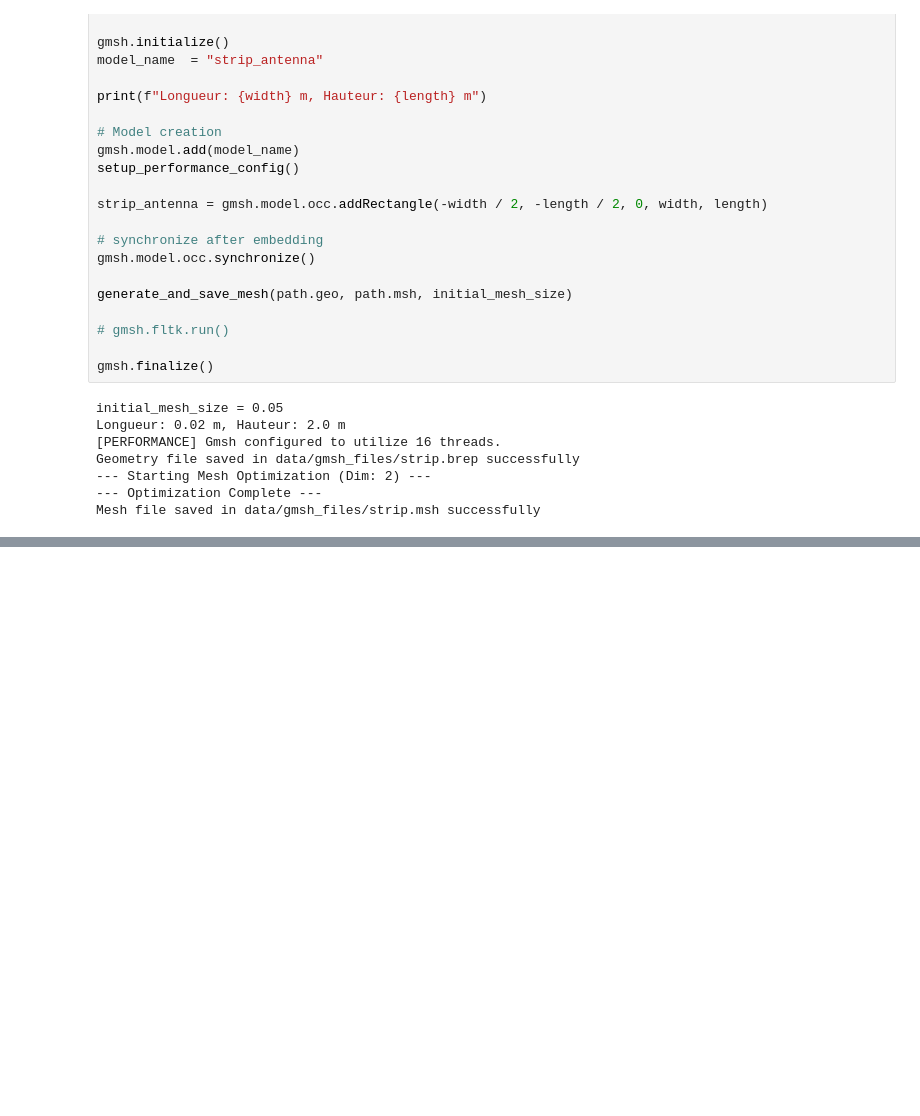
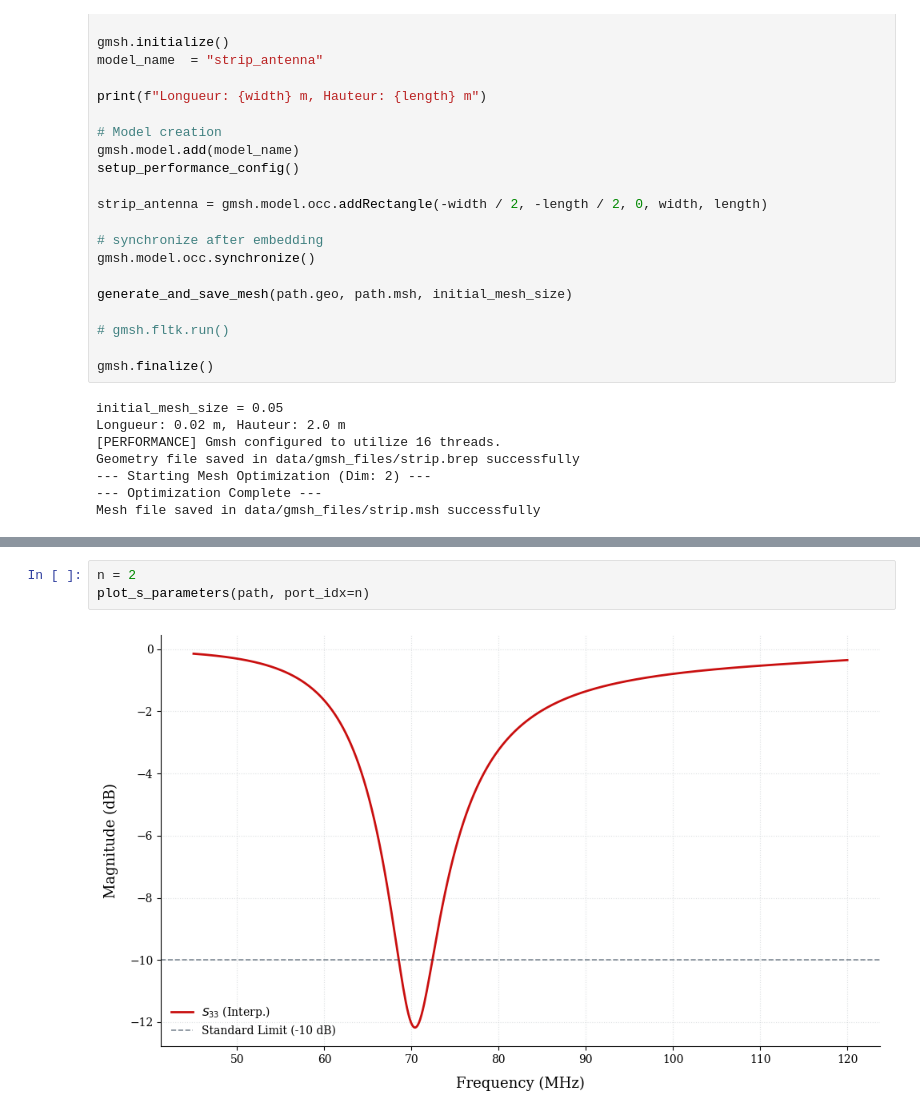
Before and after one commit to FahdilOuro/Antenna_Solver_MoM, a Jupyter notebook: backend/antenna_simulation/freq_sweep_radiation/strip_gap_radiation.ipynb, the cells around one changed output, grey strips where cells are left out. Cells and saved outputs as stored; diff of their text form; blank space fills up the shorter version.

```diff
--- a/backend/antenna_simulation/freq_sweep_radiation/strip_gap_radiation.ipynb
+++ b/backend/antenna_simulation/freq_sweep_radiation/strip_gap_radiation.ipynb
@@ -83,0 +92,5 @@ plot_s11(path)
+# %%
+n = 2
+plot_s_parameters(path, port_idx=n)
+# %% [output]
+[figure, added]
```
Also changed, not shown: parts of 9 cells of this notebook, 9 other files.
